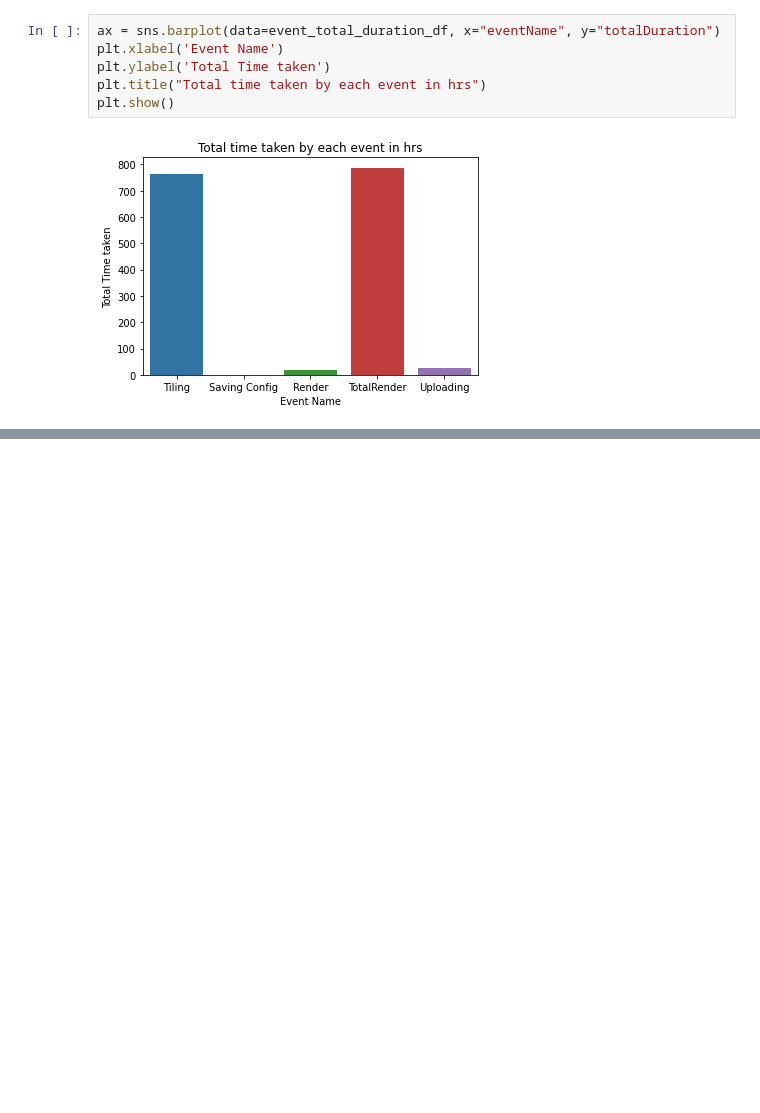
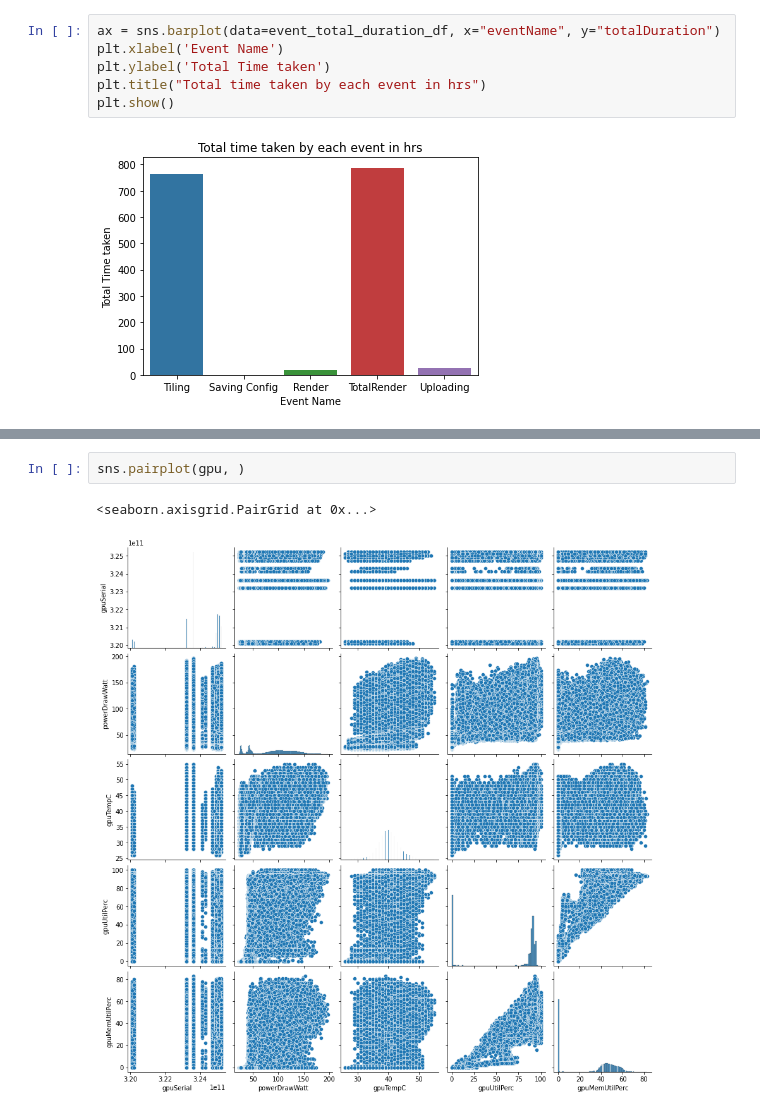
Before and after one commit to roshan-pandey/Terascope, a Jupyter notebook: notebook/CSC8634_Roshan_Pandey_210113925.ipynb, the cells around one changed output, grey strips where cells are left out. Cells and saved outputs as stored; diff of their text form; blank space fills up the shorter version.

```diff
--- a/notebook/CSC8634_Roshan_Pandey_210113925.ipynb
+++ b/notebook/CSC8634_Roshan_Pandey_210113925.ipynb
@@ -188,0 +206,5 @@ plt.show()
+# %%
+sns.pairplot(gpu, )
+# %% [output]
+<seaborn.axisgrid.PairGrid at 0x...>
+[figure, added]
```
Also changed, not shown: parts of 6 cells of this notebook, 2 other files.
